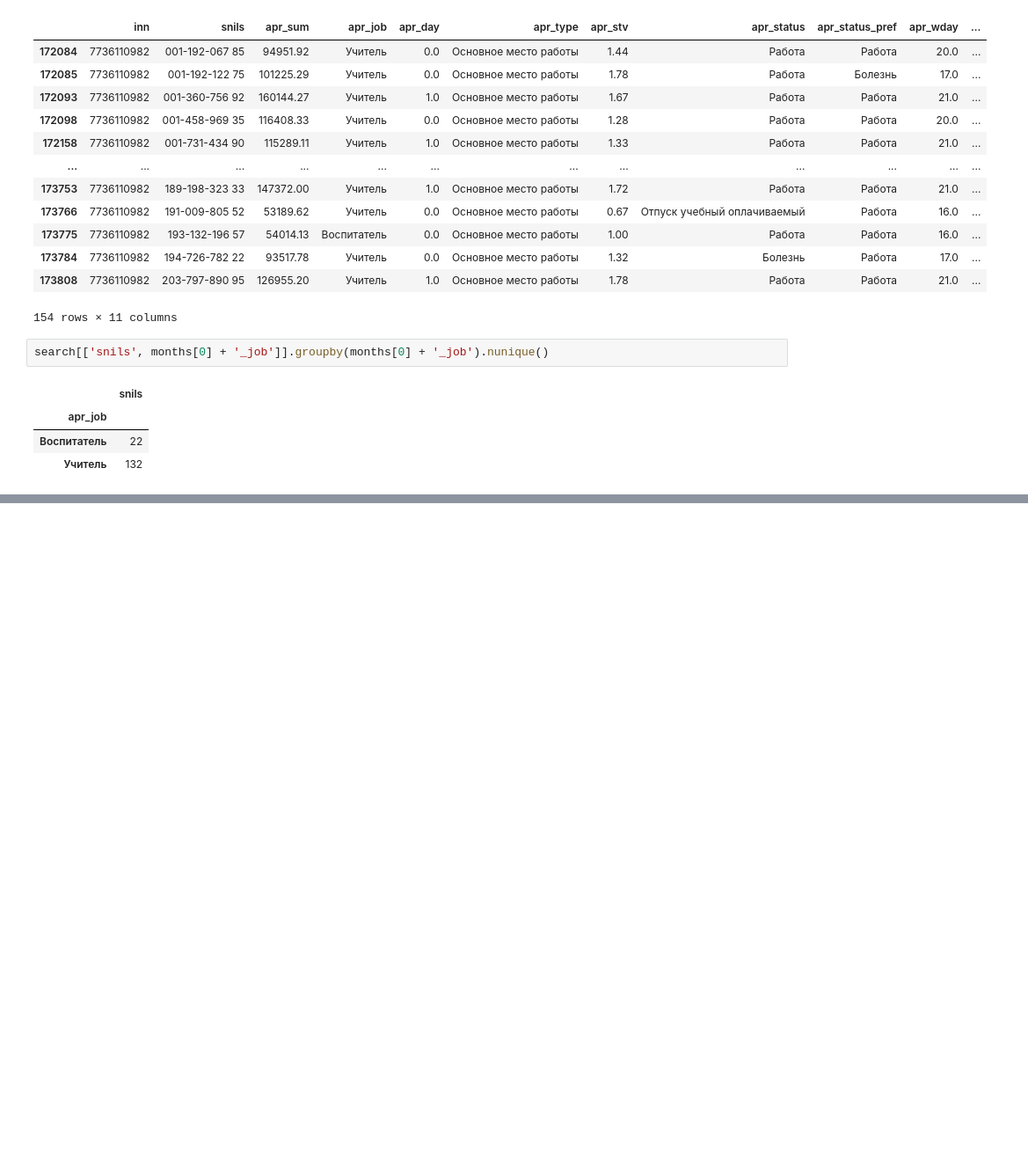
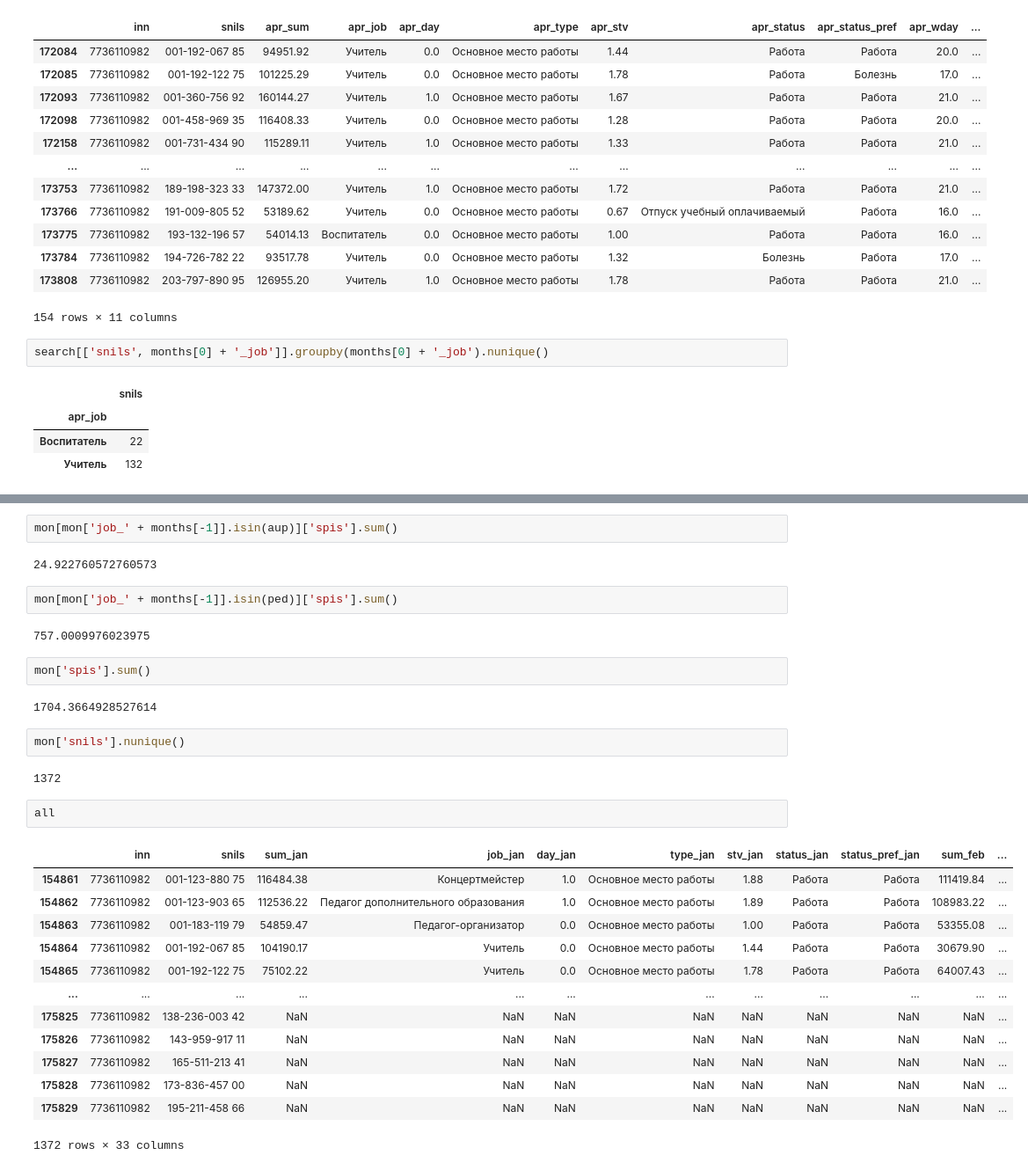
Before and after one commit to Mr-Maxraw/cfo-parser, a Jupyter notebook: counting/teach_vosp.ipynb, the cells around one changed output, grey strips where cells are left out. Shown at 88% size. Cells and saved outputs as stored; diff of their text form; blank space fills up the shorter version.

```diff
--- a/counting/teach_vosp.ipynb
+++ b/counting/teach_vosp.ipynb
@@ -38,0 +97,32 @@ search[['snils', months[0] + '_job']].groupby(months[0] + '_job').nunique()
+# %%
+mon[mon['job_' + months[-1]].isin(aup)]['spis'].sum()
+# %% [output]
+24.922760572760573
+# %%
+mon[mon['job_' + months[-1]].isin(ped)]['spis'].sum()
+# %% [output]
+757.0009976023975
+# %%
+mon['spis'].sum()
+# %% [output]
+1704.3664928527614
+# %%
+mon['snils'].nunique()
+# %% [output]
+1372
+# %%
+all
+# %% [output]
+|  | inn | snils | sum_jan | job_jan | day_jan | type_jan | stv_jan | status_jan | status_pref_jan | sum_feb | ... |
+| 154861 | 7736110982 | 001-123-880 75 | 116484.38 | Концертмейстер | 1.0 | Основное место работы | 1.88 | Работа | Работа | 111419.84 | ... |
+| 154862 | 7736110982 | 001-123-903 65 | 112536.22 | Педагог дополнительного образования | 1.0 | Основное место работы | 1.89 | Работа | Работа | 108983.22 | ... |
+| 154863 | 7736110982 | 001-183-119 79 | 54859.47 | Педагог-организатор | 0.0 | Основное место работы | 1.00 | Работа | Работа | 53355.08 | ... |
+| 154864 | 7736110982 | 001-192-067 85 | 104190.17 | Учитель | 0.0 | Основное место работы | 1.44 | Работа | Работа | 30679.90 | ... |
+| 154865 | 7736110982 | 001-192-122 75 | 75102.22 | Учитель | 0.0 | Основное место работы | 1.78 | Работа | Работа | 64007.43 | ... |
+| ... | ... | ... | ... | ... | ... | ... | ... | ... | ... | ... | ... |
+| 175825 | 7736110982 | 138-236-003 42 | NaN | NaN | NaN | NaN | NaN | NaN | NaN | NaN | ... |
+| 175826 | 7736110982 | 143-959-917 11 | NaN | NaN | NaN | NaN | NaN | NaN | NaN | NaN | ... |
+| 175827 | 7736110982 | 165-511-213 41 | NaN | NaN | NaN | NaN | NaN | NaN | NaN | NaN | ... |
+| 175828 | 7736110982 | 173-836-457 00 | NaN | NaN | NaN | NaN | NaN | NaN | NaN | NaN | ... |
+| 175829 | 7736110982 | 195-211-458 66 | NaN | NaN | NaN | NaN | NaN | NaN | NaN | NaN | ... |
+1372 rows × 33 columns
```
Also changed, not shown: parts of 27 cells of this notebook.
